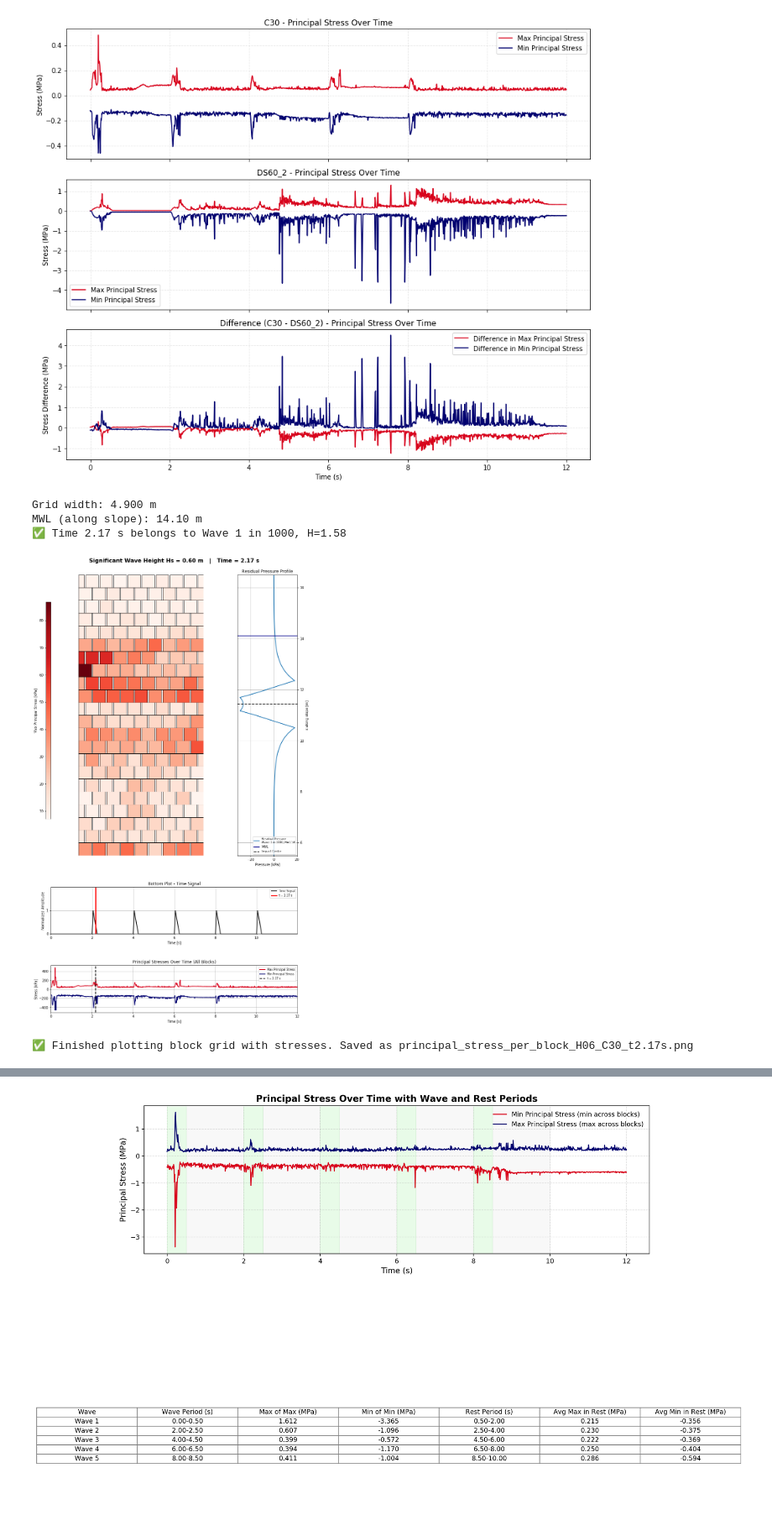
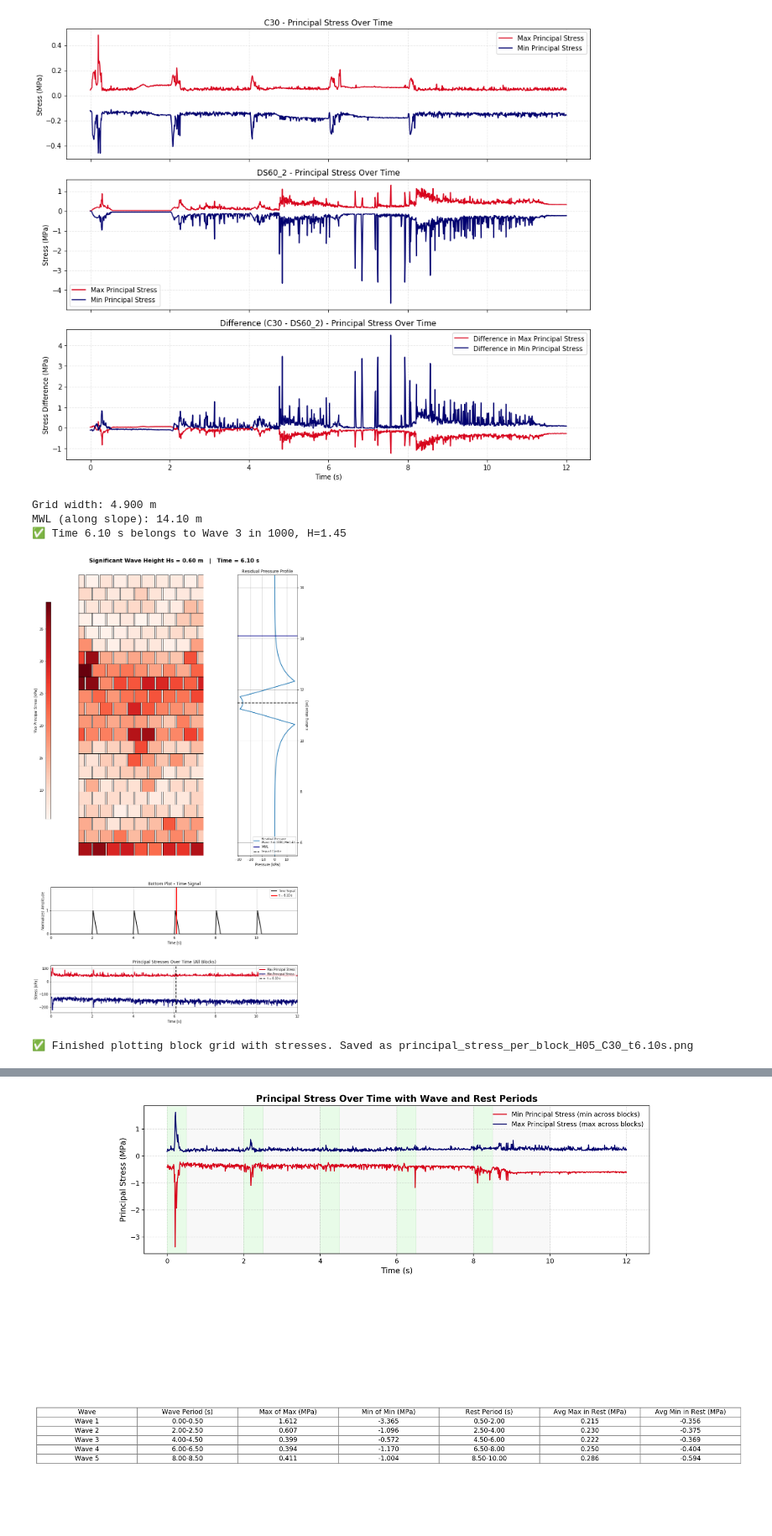
Before and after one commit to ThomasPennockTU/Thesis_Repository, a Jupyter notebook: workfolder/stresses material/stresses_in_blocks.ipynb, the cells around one changed output, grey strips where cells are left out. Shown at 84% size. Cells and saved outputs as stored; diff of their text form; code cells hidden in the pictures.

```diff
--- a/workfolder/stresses material/stresses_in_blocks.ipynb
+++ b/workfolder/stresses material/stresses_in_blocks.ipynb
@@ -161,10 +194,10 @@ from scipy.linalg import solve
 # User settings
 # ------------------------------
 
-target_time = 2.17  # time in seconds to visualize
+target_time = 6.10  # time in seconds to visualize
 
 # New CSV file for C30
-csv_path_stress = 'principal_stress_per_block_H06_C30.csv'
+csv_path_stress = 'principal_stress_per_block_H05_C30.csv'
 
 # ------------------------------
 # Load stress data
@@ -505,36 +538,36 @@ ax_stress.axvline(
     target_time,
     color='black',
     linestyle='--',
     linewidth=2,
     label=f"t = {target_time:.2f} s"
 )
 
 ax_stress.set_xlabel("Time [s]")
 ax_stress.set_xlim(0, 12)
 ax_stress.set_ylabel("Stress [kPa]")
 ax_stress.set_title("Principal Stresses Over Time (All Blocks)")
 ax_stress.legend(loc='upper right', fontsize=8)
 ax_stress.grid(True)
 
 # --- Global title ---
 fig.suptitle(
     f"Significant Wave Height Hs = {Hs:.2f} m   |   Time = {target_time:.2f} s",
     fontsize=16,
     fontweight="bold"
 )
 
 plt.subplots_adjust(left=0, right=1, top=0.95, bottom=0, wspace=0, hspace=0)
 plt.show()
 
 out_name = csv_path_stress.replace(".csv", f"_t{target_time:.2f}s.png")
 fig.savefig(out_name, dpi=300, bbox_inches='tight')
 print(f"✅ Finished plotting block grid with stresses. Saved as {out_name}")
 # %% [output]
 Grid width: 4.900 m
 MWL (along slope): 14.10 m
-✅ Time 2.17 s belongs to Wave 1 in 1000, H=1.58
+✅ Time 6.10 s belongs to Wave 3 in 1000, H=1.45
-[figure, old version]
+[figure, new version]
-✅ Finished plotting block grid with stresses. Saved as principal_stress_per_block_H06_C30_t2.17s.png
+✅ Finished plotting block grid with stresses. Saved as principal_stress_per_block_H05_C30_t6.10s.png
 # %%
 # -*- coding: utf-8 -*-
 import matplotlib.pyplot as plt
```
Also changed, not shown: parts of 8 cells of this notebook, 6 other files.
